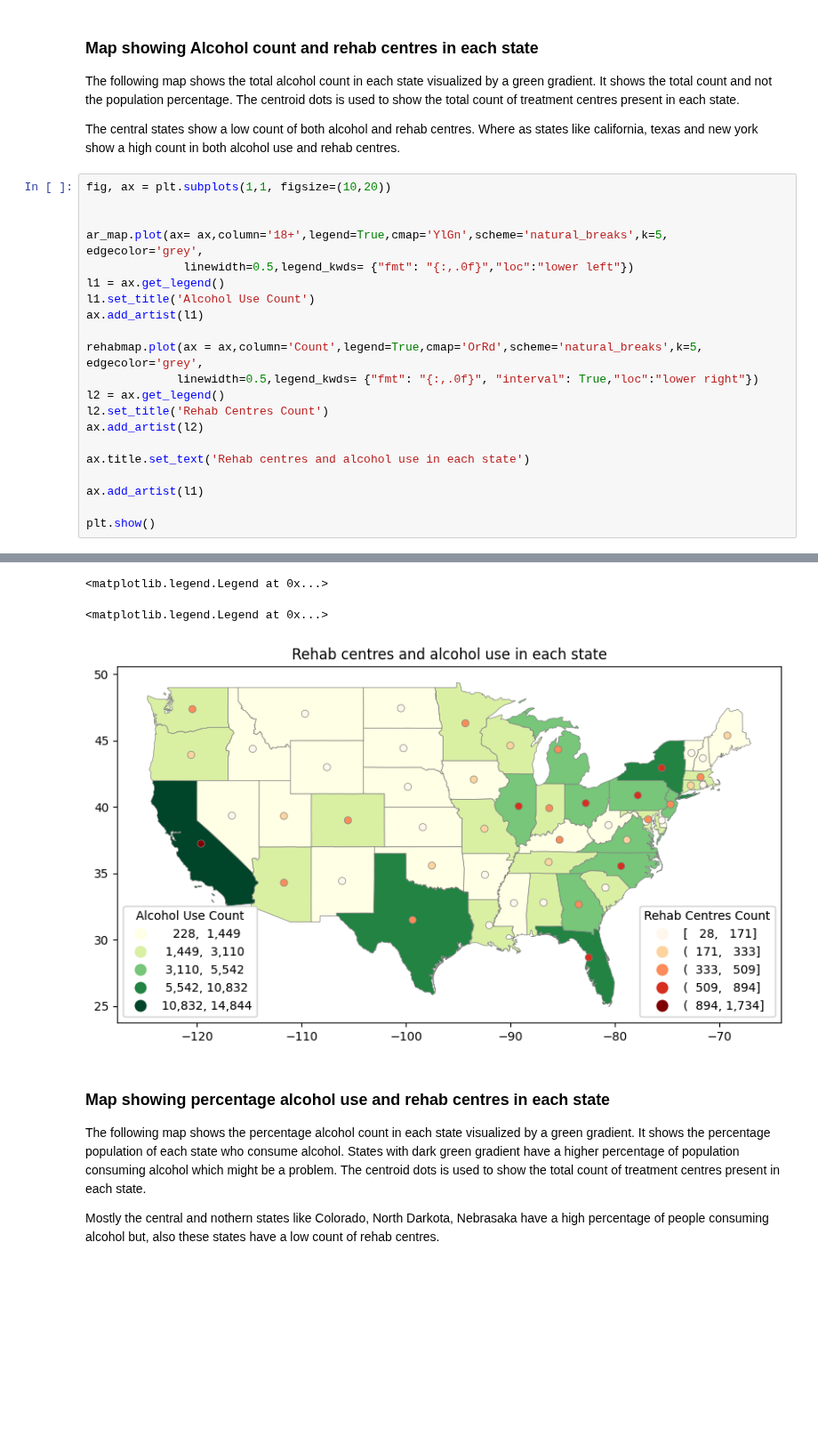
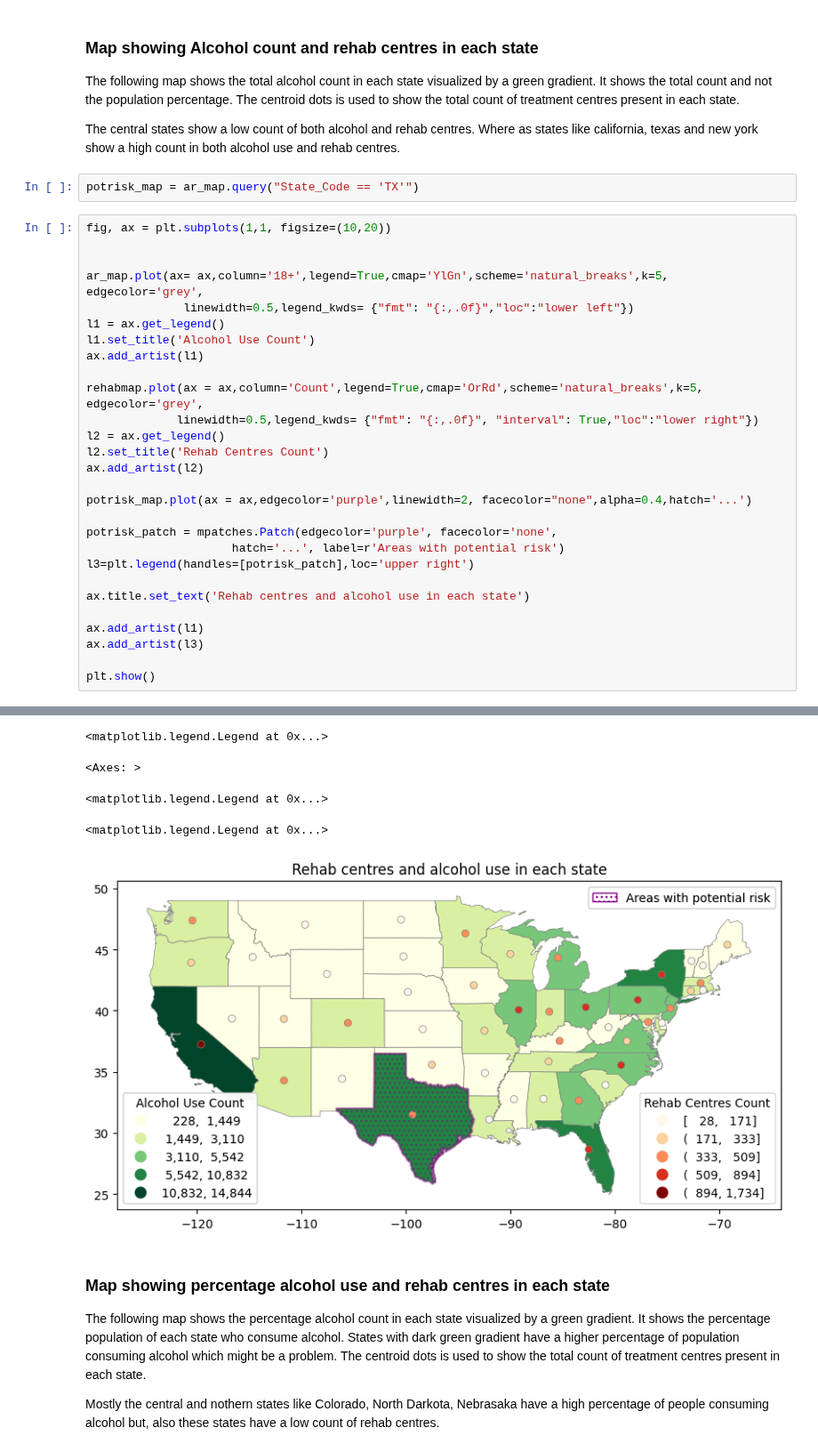
Before and after one commit to gauravshetty98/Analyzing-Statewise-Substance-Abuse-And-Its-Correalation, a Jupyter notebook: map_ps0.ipynb, the cells around one changed output, grey strips where cells are left out. Shown at 89% size. Cells and saved outputs as stored; diff of their text form; blank space fills up the shorter version.

Commit message:
Added patches to rehab centre maps

```diff
--- a/map_ps0.ipynb
+++ b/map_ps0.ipynb
@@ -619,34 +615,45 @@ Geometry is in a geographic CRS. Results from 'centroid' are likely incorrect. U
 The following map shows the total alcohol count in each state visualized by a green gradient. It shows the total count and not the population percentage. The centroid dots is used to show the total count of treatment centres present in each state.
 
 The central states show a low count of both alcohol and rehab centres. Where as states like california, texas and new york show a high count in both alcohol use and rehab centres.
+# %%
+potrisk_map = ar_map.query("State_Code == 'TX'")
 # %%
 fig, ax = plt.subplots(1,1, figsize=(10,20))
 
 
 ar_map.plot(ax= ax,column='18+',legend=True,cmap='YlGn',scheme='natural_breaks',k=5, edgecolor='grey',
               linewidth=0.5,legend_kwds= {"fmt": "{:,.0f}","loc":"lower left"})
 l1 = ax.get_legend()
 l1.set_title('Alcohol Use Count')
 ax.add_artist(l1)
 
 rehabmap.plot(ax = ax,column='Count',legend=True,cmap='OrRd',scheme='natural_breaks',k=5, edgecolor='grey',
              linewidth=0.5,legend_kwds= {"fmt": "{:,.0f}", "interval": True,"loc":"lower right"})
 l2 = ax.get_legend()
 l2.set_title('Rehab Centres Count')
 ax.add_artist(l2)
 
+potrisk_map.plot(ax = ax,edgecolor='purple',linewidth=2, facecolor="none",alpha=0.4,hatch='...')
+
+potrisk_patch = mpatches.Patch(edgecolor='purple', facecolor='none',
+                     hatch='...', label=r'Areas with potential risk')
+l3=plt.legend(handles=[potrisk_patch],loc='upper right')
+
 ax.title.set_text('Rehab centres and alcohol use in each state')
 
 ax.add_artist(l1)
+ax.add_artist(l3)
 
 plt.show()
 # %% [output]
 <Axes: >
 <matplotlib.legend.Legend at 0x...>
 <Axes: >
 <matplotlib.legend.Legend at 0x...>
-<matplotlib.legend.Legend at 0x...>
+<Axes: >
+<matplotlib.legend.Legend at 0x...>
+<matplotlib.legend.Legend at 0x...>
-[figure, old version]
+[figure, new version]
 # %% [markdown]
 ### Map showing percentage alcohol use and rehab centres in each state
 
```
Also changed, not shown: parts of 8 cells of this notebook.
